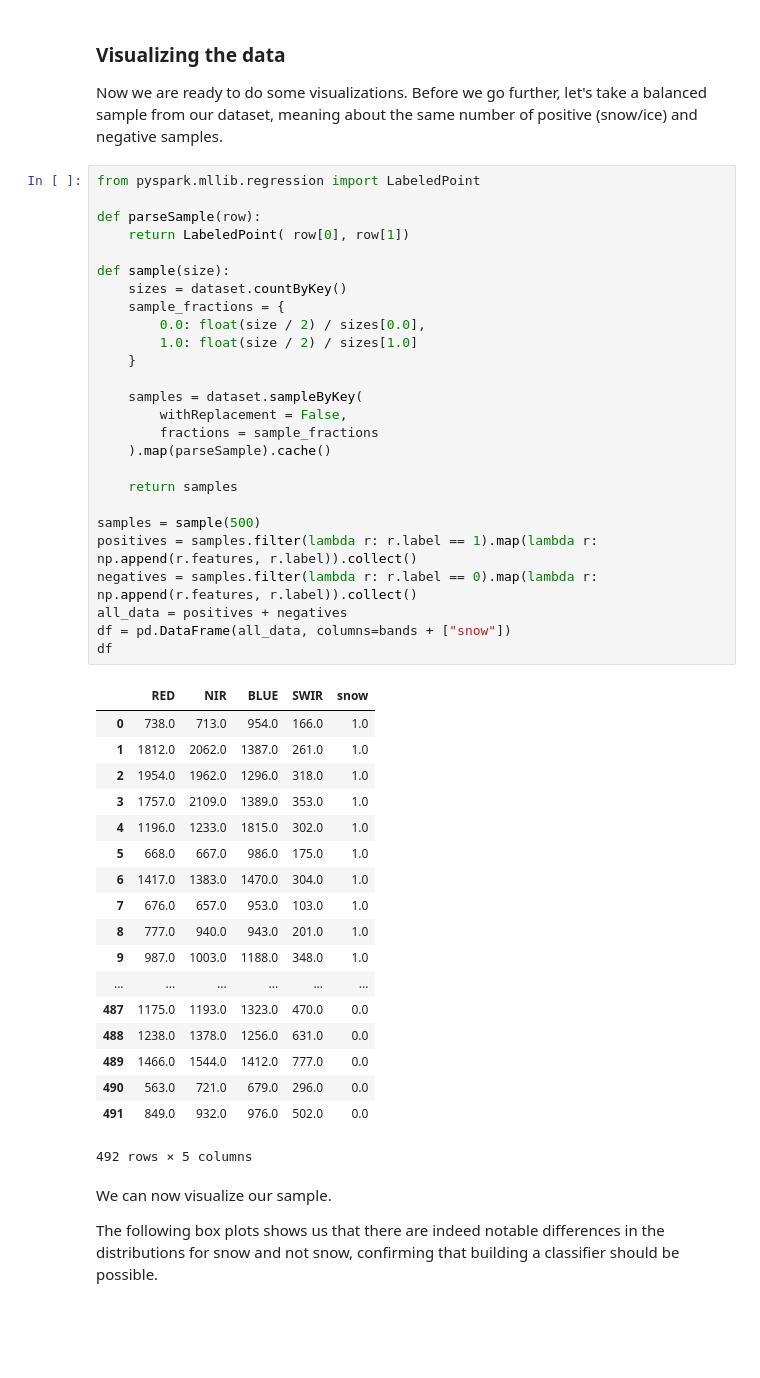
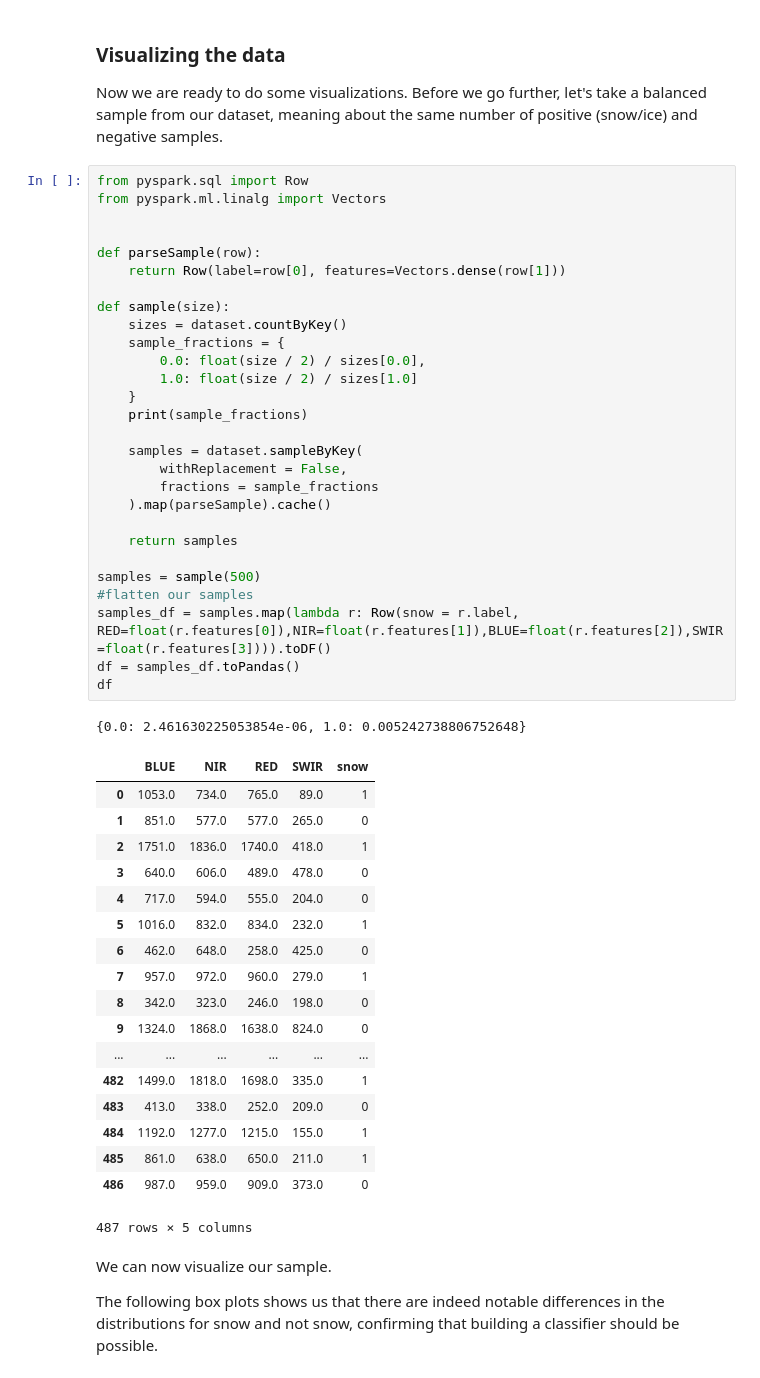
Before and after one commit to VITObelgium/notebook-samples, a Jupyter notebook: datasets/probav/SnowDetection.ipynb, the cells around one changed output. Saved outputs shown, nothing was run; the diff lists cells and outputs as text; blank space fills up the shorter version.

```diff
--- a/datasets/probav/SnowDetection.ipynb
+++ b/datasets/probav/SnowDetection.ipynb
@@ -208,50 +212,53 @@ dataset = dataset.cache()
 
 Now we are ready to do some visualizations. Before we go further, let's take a balanced sample from our dataset, meaning about the same number of positive (snow/ice) and negative samples.
 # %%
-from pyspark.mllib.regression import LabeledPoint
+from pyspark.sql import Row
+from pyspark.ml.linalg import Vectors
+
 
 def parseSample(row):
-    return LabeledPoint( row[0], row[1])
+    return Row(label=row[0], features=Vectors.dense(row[1]))
 
 def sample(size):
     sizes = dataset.countByKey()
     sample_fractions = {
         0.0: float(size / 2) / sizes[0.0],
         1.0: float(size / 2) / sizes[1.0]
     }
+    print(sample_fractions)
 
     samples = dataset.sampleByKey(
         withReplacement = False,
         fractions = sample_fractions
     ).map(parseSample).cache()
 
     return samples
 
 samples = sample(500)
-positives = samples.filter(lambda r: r.label == 1).map(lambda r: np.append(r.features, r.label)).collect()
-negatives = samples.filter(lambda r: r.label == 0).map(lambda r: np.append(r.features, r.label)).collect()
-all_data = positives + negatives
-df = pd.DataFrame(all_data, columns=bands + ["snow"])
+#flatten our samples
+samples_df = samples.map(lambda r: Row(snow = r.label, RED=float(r.features[0]),NIR=float(r.features[1]),BLUE=float(r.features[2]),SWIR=float(r.features[3]))).toDF()
+df = samples_df.toPandas()
 df
 # %% [output]
+{0.0: 2.461630225053854e-06, 1.0: 0.005242738806752648}
-|  | RED | NIR | BLUE | SWIR | snow |
-| 0 | 738.0 | 713.0 | 954.0 | 166.0 | 1.0 |
-| 1 | 1812.0 | 2062.0 | 1387.0 | 261.0 | 1.0 |
-| 2 | 1954.0 | 1962.0 | 1296.0 | 318.0 | 1.0 |
-| 3 | 1757.0 | 2109.0 | 1389.0 | 353.0 | 1.0 |
-| 4 | 1196.0 | 1233.0 | 1815.0 | 302.0 | 1.0 |
-| 5 | 668.0 | 667.0 | 986.0 | 175.0 | 1.0 |
-| 6 | 1417.0 | 1383.0 | 1470.0 | 304.0 | 1.0 |
-| 7 | 676.0 | 657.0 | 953.0 | 103.0 | 1.0 |
-| 8 | 777.0 | 940.0 | 943.0 | 201.0 | 1.0 |
-| 9 | 987.0 | 1003.0 | 1188.0 | 348.0 | 1.0 |
+|  | BLUE | NIR | RED | SWIR | snow |
+| 0 | 1053.0 | 734.0 | 765.0 | 89.0 | 1 |
+| 1 | 851.0 | 577.0 | 577.0 | 265.0 | 0 |
+| 2 | 1751.0 | 1836.0 | 1740.0 | 418.0 | 1 |
+| 3 | 640.0 | 606.0 | 489.0 | 478.0 | 0 |
+| 4 | 717.0 | 594.0 | 555.0 | 204.0 | 0 |
+| 5 | 1016.0 | 832.0 | 834.0 | 232.0 | 1 |
+| 6 | 462.0 | 648.0 | 258.0 | 425.0 | 0 |
+| 7 | 957.0 | 972.0 | 960.0 | 279.0 | 1 |
+| 8 | 342.0 | 323.0 | 246.0 | 198.0 | 0 |
+| 9 | 1324.0 | 1868.0 | 1638.0 | 824.0 | 0 |
 | ... | ... | ... | ... | ... | ... |
-| 487 | 1175.0 | 1193.0 | 1323.0 | 470.0 | 0.0 |
-| 488 | 1238.0 | 1378.0 | 1256.0 | 631.0 | 0.0 |
-| 489 | 1466.0 | 1544.0 | 1412.0 | 777.0 | 0.0 |
-| 490 | 563.0 | 721.0 | 679.0 | 296.0 | 0.0 |
-| 491 | 849.0 | 932.0 | 976.0 | 502.0 | 0.0 |
+| 482 | 1499.0 | 1818.0 | 1698.0 | 335.0 | 1 |
+| 483 | 413.0 | 338.0 | 252.0 | 209.0 | 0 |
+| 484 | 1192.0 | 1277.0 | 1215.0 | 155.0 | 1 |
+| 485 | 861.0 | 638.0 | 650.0 | 211.0 | 1 |
+| 486 | 987.0 | 959.0 | 909.0 | 373.0 | 0 |
-492 rows × 5 columns
+487 rows × 5 columns
 # %% [markdown]
 We can now visualize our sample.
 
```
Also changed, not shown: parts of 21 cells of this notebook.
